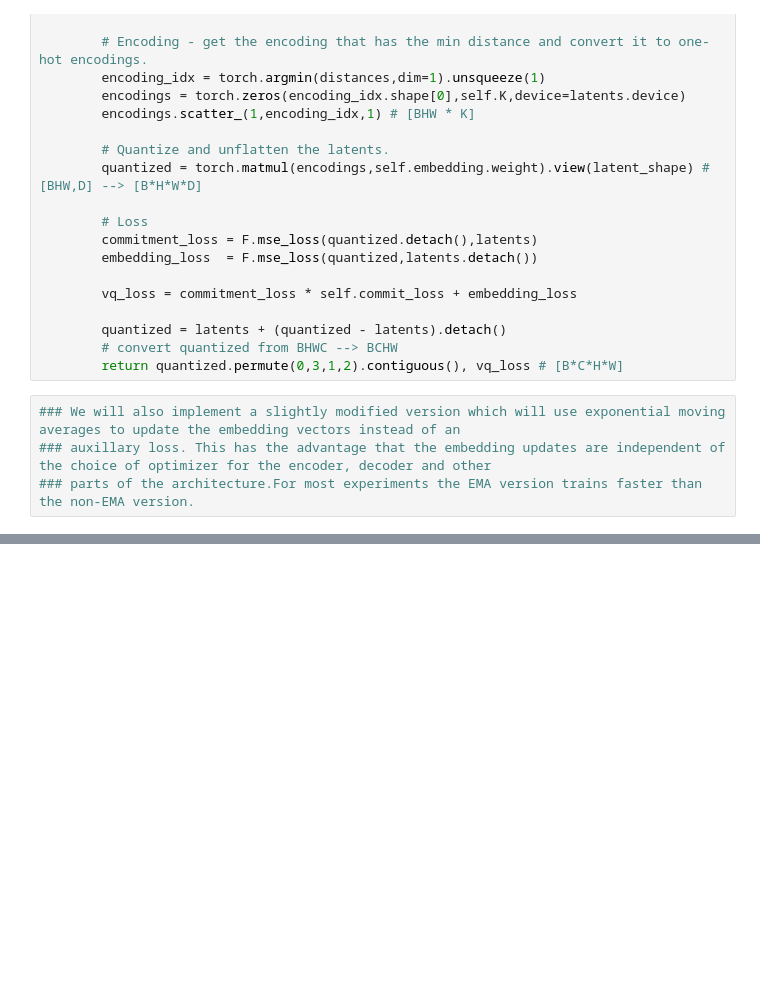
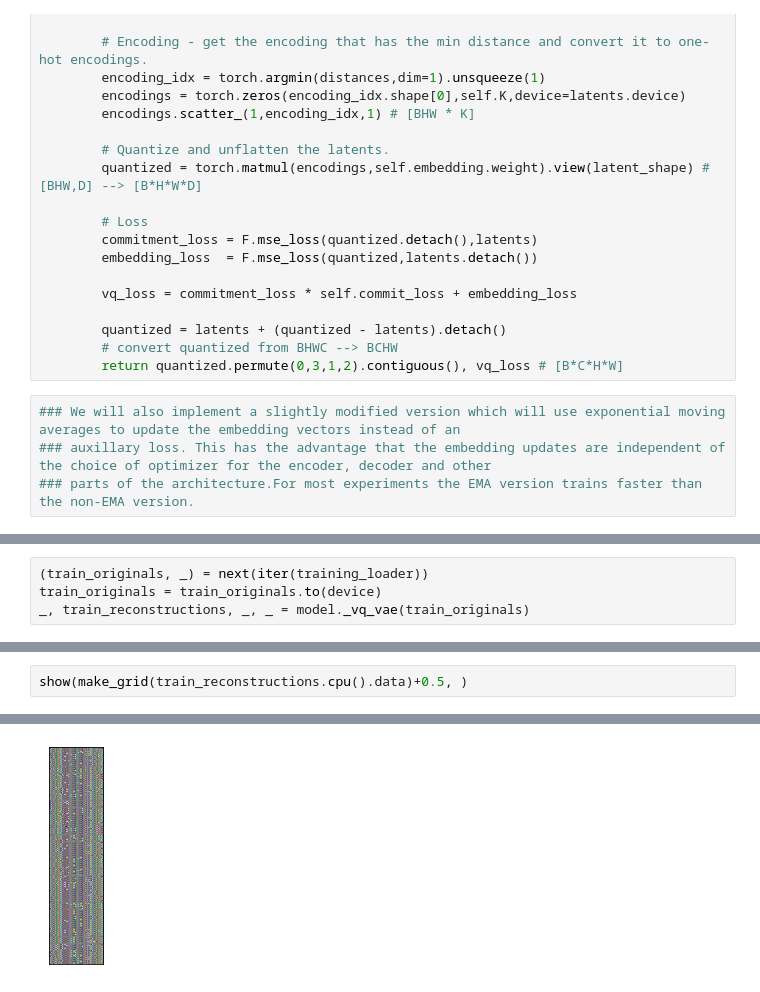
Before and after one commit to ram130849/VQ_VAE, a Jupyter notebook: VQ_VAE.ipynb, the cells around one changed output, grey strips where cells are left out. Saved outputs shown, nothing was run; the diff lists cells and outputs as text; blank space fills up the shorter version.

```diff
--- a/VQ_VAE.ipynb
+++ b/VQ_VAE.ipynb
@@ -166,0 +412,4 @@ class Residual(nn.Module):
+# %%
+(train_originals, _) = next(iter(training_loader))
+train_originals = train_originals.to(device)
+_, train_reconstructions, _, _ = model._vq_vae(train_originals)
@@ -166,0 +431,3 @@ class Residual(nn.Module):
+# %%
+show(make_grid(train_reconstructions.cpu().data)+0.5, )
+# %% [output]
@@ -166,0 +435 @@ class Residual(nn.Module):
+[figure, added]
```
Also changed, not shown: parts of 25 cells of this notebook.
